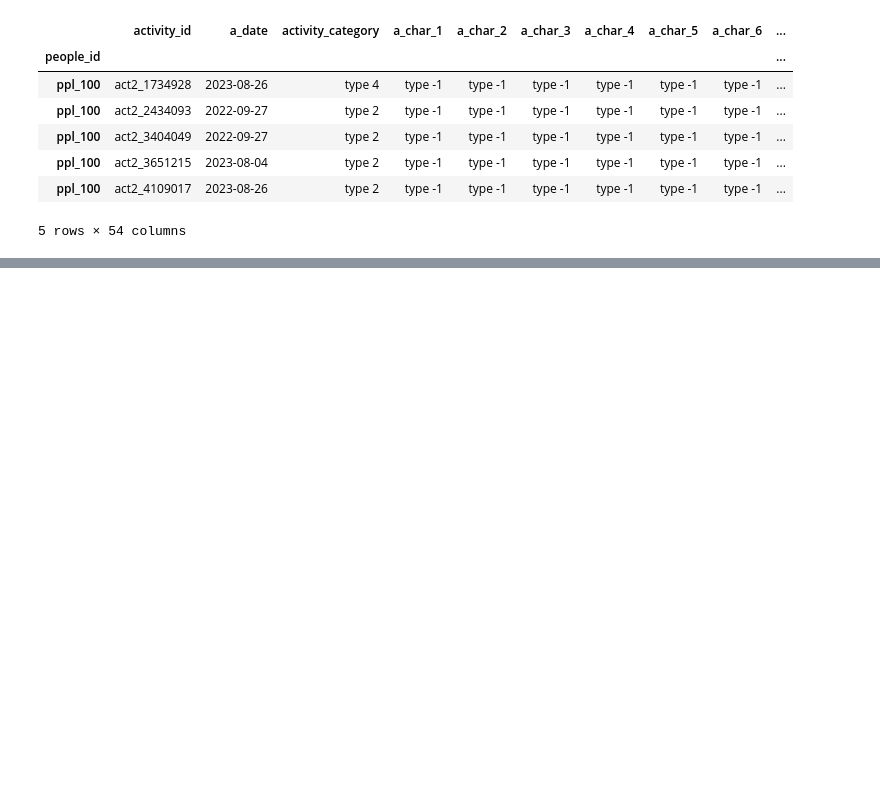
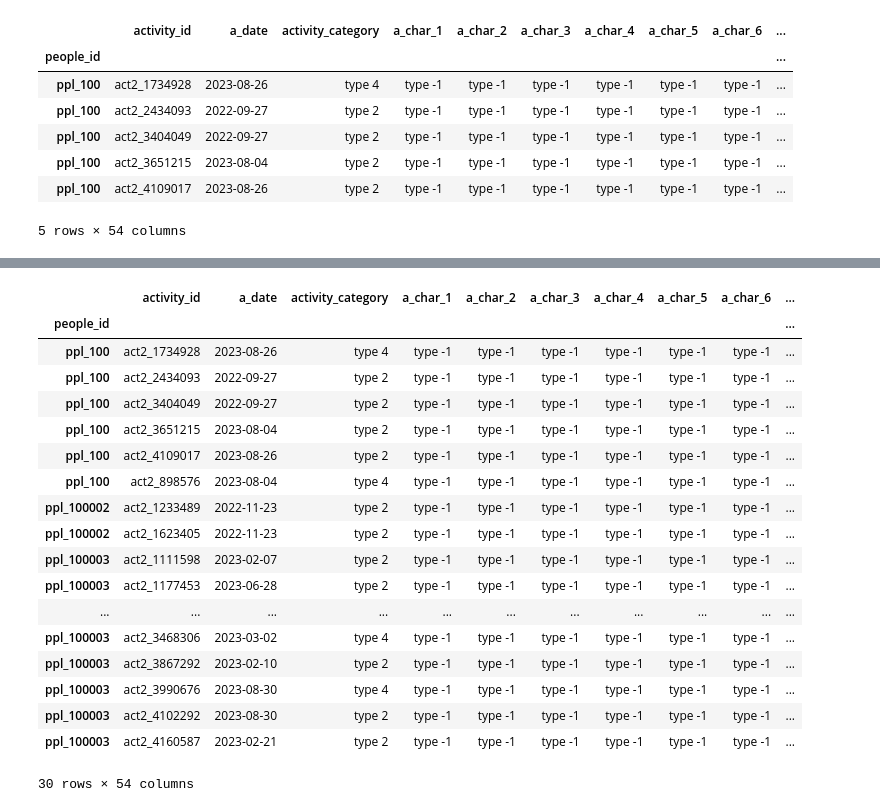
Before and after one commit to rishik-ranjan/activityprediction, a Jupyter notebook: redhat.ipynb, the cells around one changed output, grey strips where cells are left out. Drawn from its saved outputs; the diff is of its cells as text; code cells hidden in the pictures; blank space fills up the shorter version.

```diff
--- a/redhat.ipynb
+++ b/redhat.ipynb
@@ -221,0 +224,2 @@ pickle.dump(df_comp,open('basic.pkl','wb'))
+# %%
+df_comp = pickle.load(open('basic.pkl','rb'))
@@ -221,0 +262,22 @@ pickle.dump(df_comp,open('basic.pkl','wb'))
+# %%
+df_comp.head(30)
+# %% [output]
+|  | activity_id | a_date | activity_category | a_char_1 | a_char_2 | a_char_3 | a_char_4 | a_char_5 | a_char_6 | ... |
+| people_id |  |  |  |  |  |  |  |  |  | ... |
+| ppl_100 | act2_1734928 | 2023-08-26 | type 4 | type -1 | type -1 | type -1 | type -1 | type -1 | type -1 | ... |
+| ppl_100 | act2_2434093 | 2022-09-27 | type 2 | type -1 | type -1 | type -1 | type -1 | type -1 | type -1 | ... |
+| ppl_100 | act2_3404049 | 2022-09-27 | type 2 | type -1 | type -1 | type -1 | type -1 | type -1 | type -1 | ... |
+| ppl_100 | act2_3651215 | 2023-08-04 | type 2 | type -1 | type -1 | type -1 | type -1 | type -1 | type -1 | ... |
+| ppl_100 | act2_4109017 | 2023-08-26 | type 2 | type -1 | type -1 | type -1 | type -1 | type -1 | type -1 | ... |
+| ppl_100 | act2_898576 | 2023-08-04 | type 4 | type -1 | type -1 | type -1 | type -1 | type -1 | type -1 | ... |
+| ppl_100002 | act2_1233489 | 2022-11-23 | type 2 | type -1 | type -1 | type -1 | type -1 | type -1 | type -1 | ... |
+| ppl_100002 | act2_1623405 | 2022-11-23 | type 2 | type -1 | type -1 | type -1 | type -1 | type -1 | type -1 | ... |
+| ppl_100003 | act2_1111598 | 2023-02-07 | type 2 | type -1 | type -1 | type -1 | type -1 | type -1 | type -1 | ... |
+| ppl_100003 | act2_1177453 | 2023-06-28 | type 2 | type -1 | type -1 | type -1 | type -1 | type -1 | type -1 | ... |
+| ... | ... | ... | ... | ... | ... | ... | ... | ... | ... | ... |
+| ppl_100003 | act2_3468306 | 2023-03-02 | type 4 | type -1 | type -1 | type -1 | type -1 | type -1 | type -1 | ... |
+| ppl_100003 | act2_3867292 | 2023-02-10 | type 2 | type -1 | type -1 | type -1 | type -1 | type -1 | type -1 | ... |
+| ppl_100003 | act2_3990676 | 2023-08-30 | type 4 | type -1 | type -1 | type -1 | type -1 | type -1 | type -1 | ... |
+| ppl_100003 | act2_4102292 | 2023-08-30 | type 2 | type -1 | type -1 | type -1 | type -1 | type -1 | type -1 | ... |
+| ppl_100003 | act2_4160587 | 2023-02-21 | type 2 | type -1 | type -1 | type -1 | type -1 | type -1 | type -1 | ... |
+30 rows × 54 columns
```
Also changed, not shown: parts of 8 cells of this notebook.
